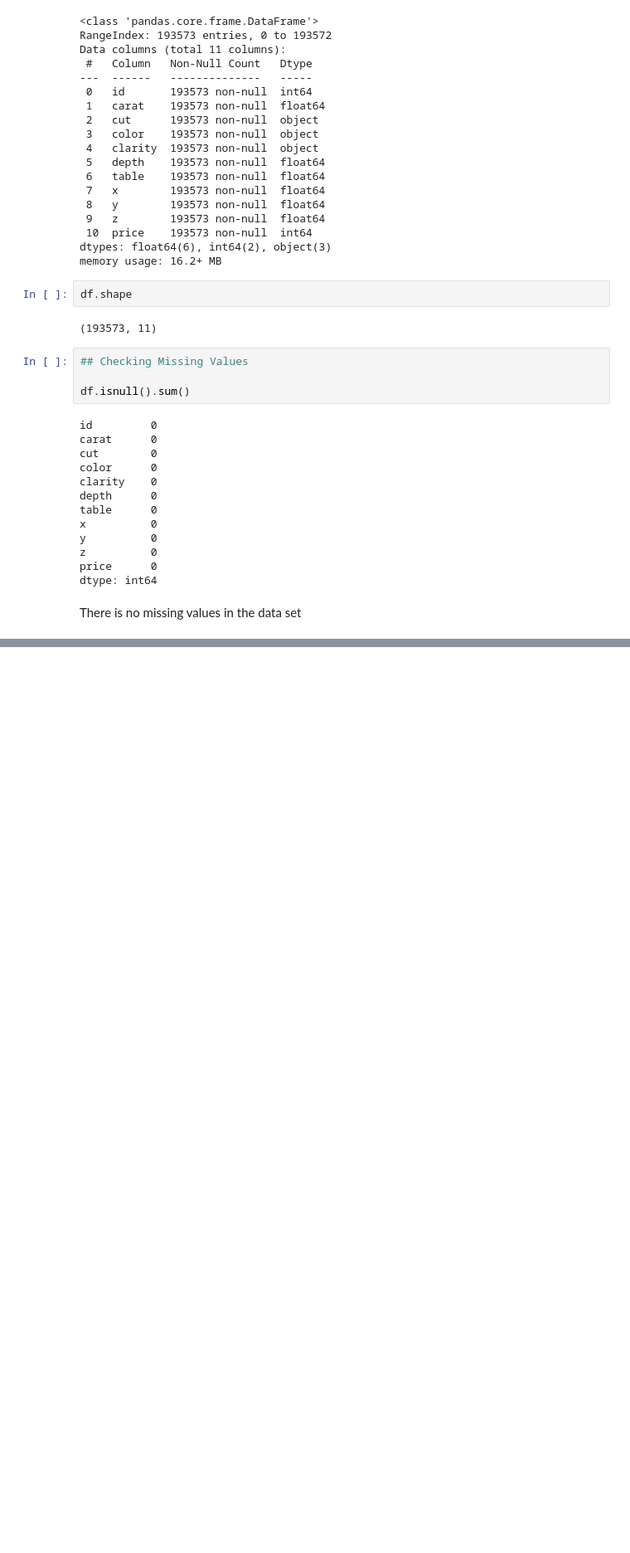
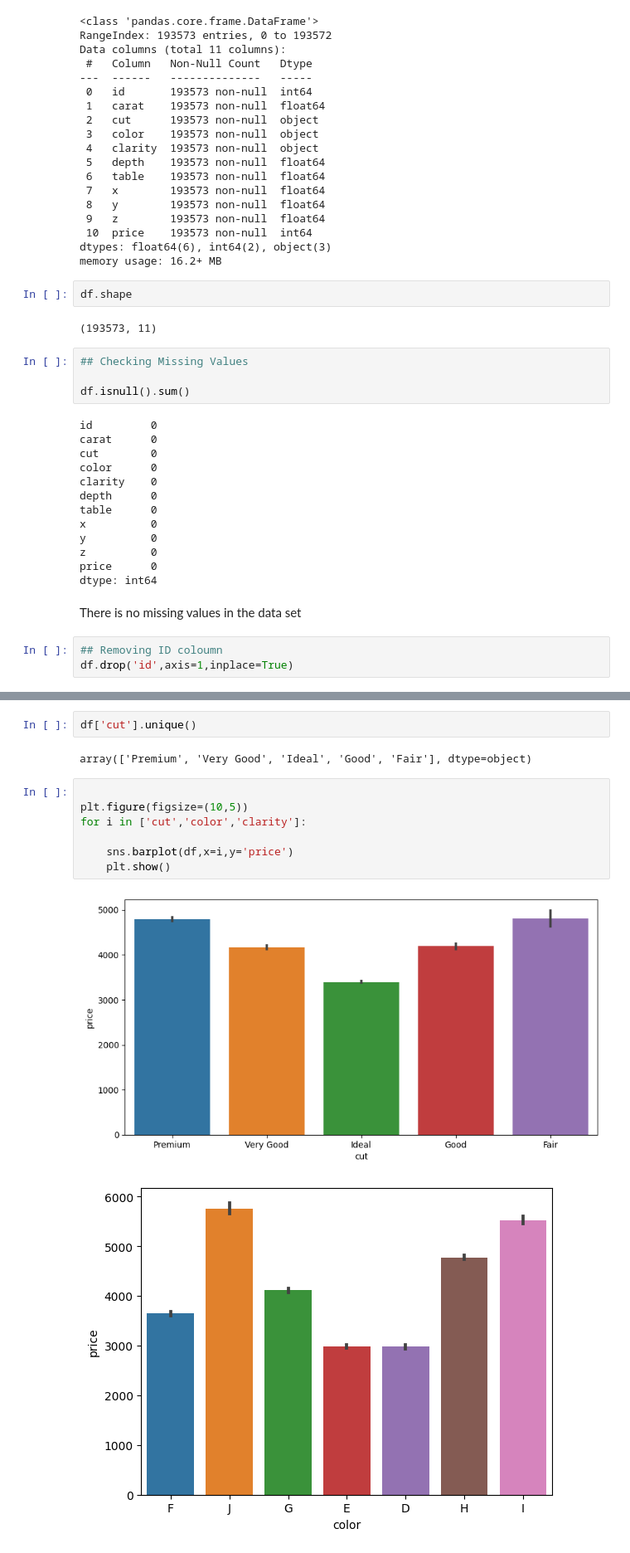
Before and after one commit to romitdubey/diamond-price-prediction, a Jupyter notebook: notebooks/EDA.ipynb, the cells around one changed output, grey strips where cells are left out. Shown at 83% size. Cells and saved outputs as stored; diff of their text form; blank space fills up the shorter version.

```diff
--- a/notebooks/EDA.ipynb
+++ b/notebooks/EDA.ipynb
@@ -85,3 +85,6 @@ price      0
 dtype: int64
 # %% [markdown]
 There is no missing values in the data set
+# %%
+## Removing ID coloumn
+df.drop('id',axis=1,inplace=True)
@@ -87,0 +111,14 @@ There is no missing values in the data set
+# %%
+df['cut'].unique()
+# %% [output]
+array(['Premium', 'Very Good', 'Ideal', 'Good', 'Fair'], dtype=object)
+# %%
+
+plt.figure(figsize=(10,5))
+for i in ['cut','color','clarity']:
+
+    sns.barplot(df,x=i,y='price')
+    plt.show()
+# %% [output]
+[figure, added]
+[figure, added]
```
Also changed, not shown: parts of 13 cells of this notebook, 1 other file.
